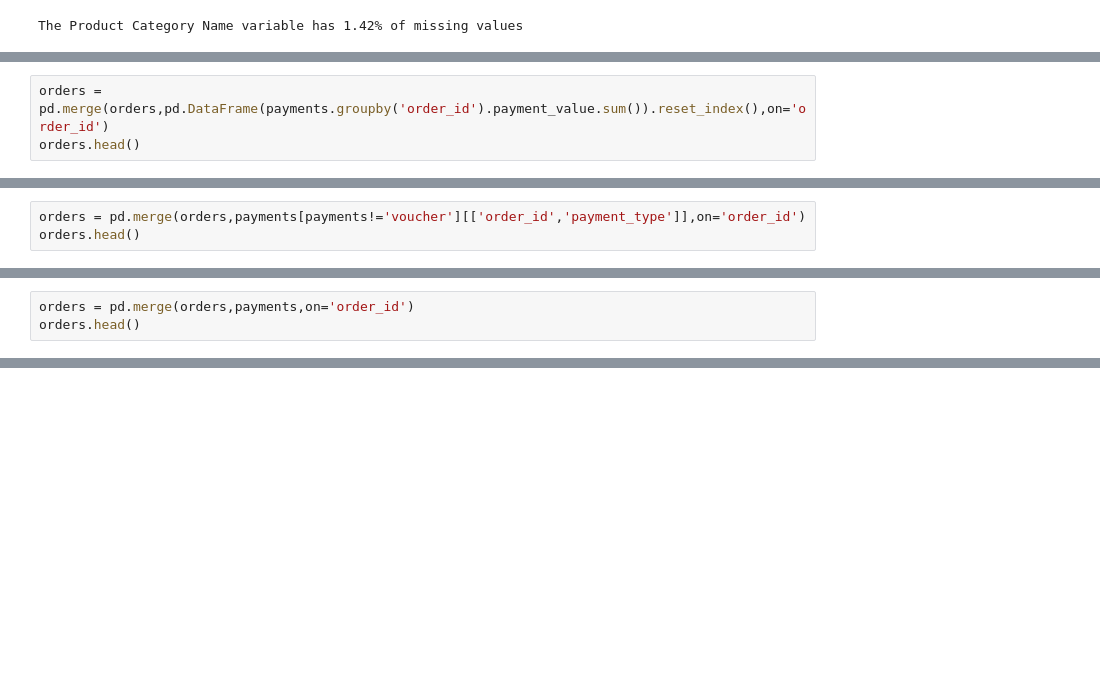
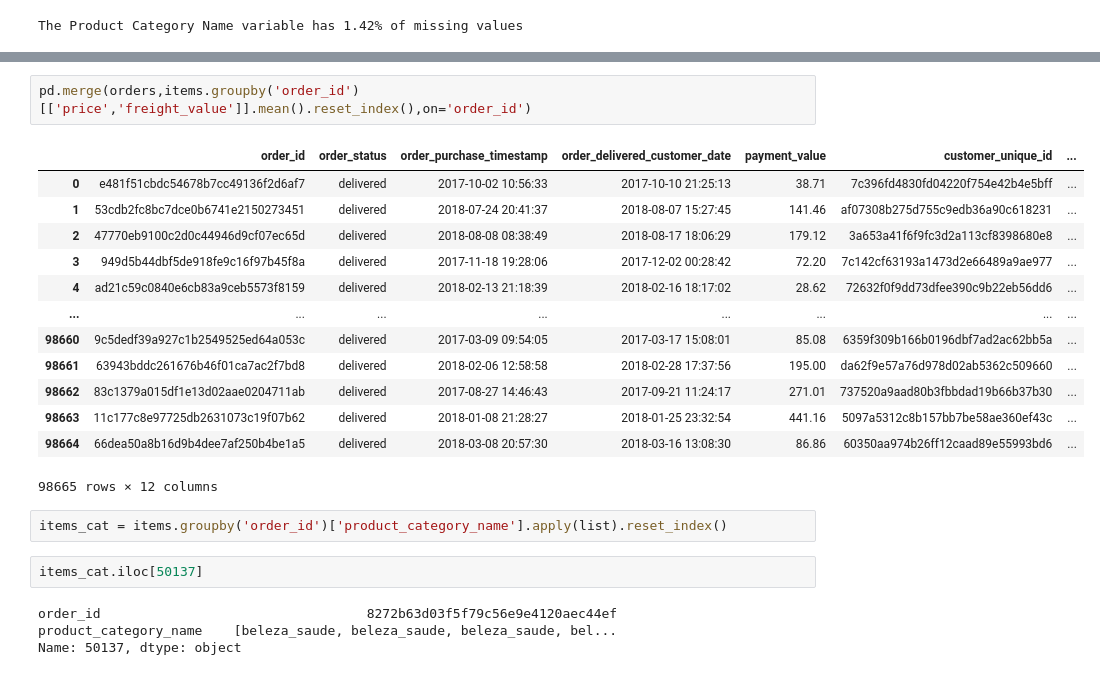
Before and after one commit to Matheus-Homem/Matheus-Homem, a Jupyter notebook: Data_Cleaning.ipynb, the cells around one changed output, grey strips where cells are left out. Drawn from its saved outputs; the diff is of its cells as text; blank space fills up the shorter version.

```diff
--- a/Data_Cleaning.ipynb
+++ b/Data_Cleaning.ipynb
@@ -367,3 +500,0 @@ memory usage: 6.8+ MB
-# %%
-orders = pd.merge(orders,pd.DataFrame(payments.groupby('order_id').payment_value.sum()).reset_index(),on='order_id')
-orders.head()
@@ -377,3 +500,0 @@ orders.head()
-# %%
-orders = pd.merge(orders,payments[payments!='voucher'][['order_id','payment_type']],on='order_id')
-orders.head()
@@ -413,3 +504,0 @@ payments = payments.groupby('order_id').sum()
-# %%
-orders = pd.merge(orders,payments,on='order_id')
-orders.head()
@@ -422,0 +521,24 @@ orders.head()
+# %%
+pd.merge(orders,items.groupby('order_id')[['price','freight_value']].mean().reset_index(),on='order_id')
+# %% [output]
+|  | order_id | order_status | order_purchase_timestamp | order_delivered_customer_date | payment_value | customer_unique_id | ... |
+| 0 | e481f51cbdc54678b7cc49136f2d6af7 | delivered | 2017-10-02 10:56:33 | 2017-10-10 21:25:13 | 38.71 | 7c396fd4830fd04220f754e42b4e5bff | ... |
+| 1 | 53cdb2fc8bc7dce0b6741e2150273451 | delivered | 2018-07-24 20:41:37 | 2018-08-07 15:27:45 | 141.46 | af07308b275d755c9edb36a90c618231 | ... |
+| 2 | 47770eb9100c2d0c44946d9cf07ec65d | delivered | 2018-08-08 08:38:49 | 2018-08-17 18:06:29 | 179.12 | 3a653a41f6f9fc3d2a113cf8398680e8 | ... |
+| 3 | 949d5b44dbf5de918fe9c16f97b45f8a | delivered | 2017-11-18 19:28:06 | 2017-12-02 00:28:42 | 72.20 | 7c142cf63193a1473d2e66489a9ae977 | ... |
+| 4 | ad21c59c0840e6cb83a9ceb5573f8159 | delivered | 2018-02-13 21:18:39 | 2018-02-16 18:17:02 | 28.62 | 72632f0f9dd73dfee390c9b22eb56dd6 | ... |
+| ... | ... | ... | ... | ... | ... | ... | ... |
+| 98660 | 9c5dedf39a927c1b2549525ed64a053c | delivered | 2017-03-09 09:54:05 | 2017-03-17 15:08:01 | 85.08 | 6359f309b166b0196dbf7ad2ac62bb5a | ... |
+| 98661 | 63943bddc261676b46f01ca7ac2f7bd8 | delivered | 2018-02-06 12:58:58 | 2018-02-28 17:37:56 | 195.00 | da62f9e57a76d978d02ab5362c509660 | ... |
+| 98662 | 83c1379a015df1e13d02aae0204711ab | delivered | 2017-08-27 14:46:43 | 2017-09-21 11:24:17 | 271.01 | 737520a9aad80b3fbbdad19b66b37b30 | ... |
+| 98663 | 11c177c8e97725db2631073c19f07b62 | delivered | 2018-01-08 21:28:27 | 2018-01-25 23:32:54 | 441.16 | 5097a5312c8b157bb7be58ae360ef43c | ... |
+| 98664 | 66dea50a8b16d9b4dee7af250b4be1a5 | delivered | 2018-03-08 20:57:30 | 2018-03-16 13:08:30 | 86.86 | 60350aa974b26ff12caad89e55993bd6 | ... |
+98665 rows × 12 columns
+# %%
+items_cat = items.groupby('order_id')['product_category_name'].apply(list).reset_index()
+# %%
+items_cat.iloc[50137]
+# %% [output]
+order_id                                  8272b63d03f5f79c56e9e4120aec44ef
+product_category_name    [beleza_saude, beleza_saude, beleza_saude, bel...
+Name: 50137, dtype: object
```
Also changed, not shown: parts of 39 cells of this notebook.
